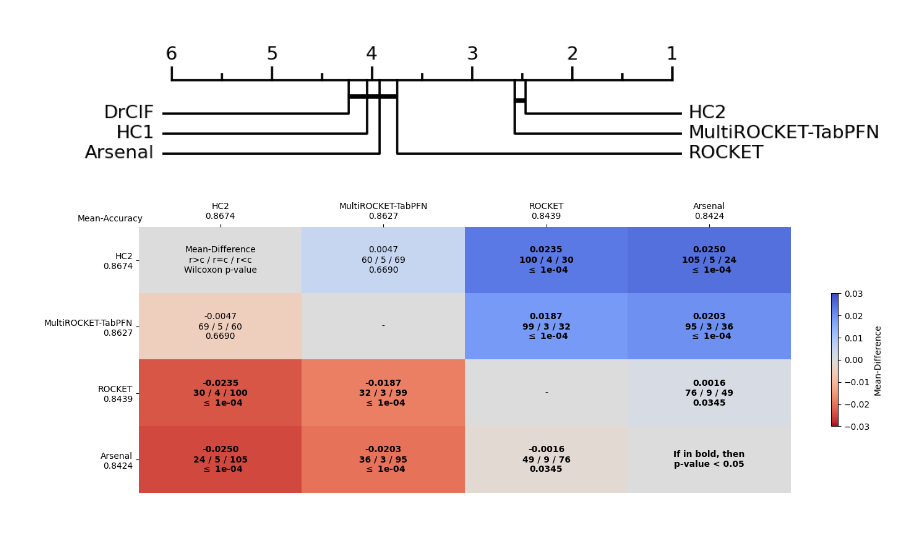
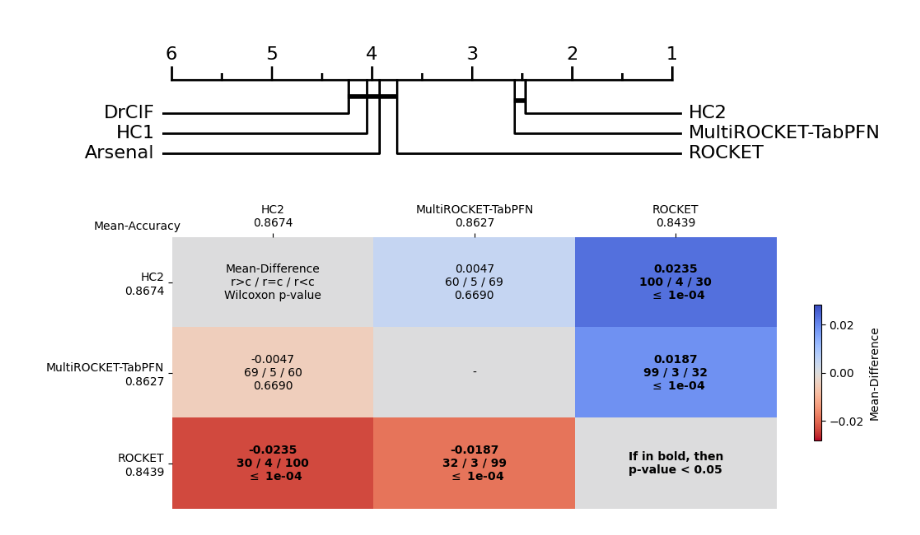
Before and after one commit to gabrielcmerlin/TS2TabPFN, a Jupyter notebook: results.ipynb, the cells around one changed output. Cells and saved outputs as stored; diff of their text form; code cells hidden in the pictures.

```diff
--- a/results.ipynb
+++ b/results.ipynb
@@ -221,12 +221,12 @@ Index(['DrCIF', 'HC1', 'Arsenal', 'ROCKET', 'MultiROCKET-TabPFN', 'HC2'], dtype=
 [4, 5]
 [figure]
 # %%
-combined = combined[['Arsenal','ROCKET', 'MultiROCKET-TabPFN', 'HC2']]
+combined = combined[['ROCKET', 'MultiROCKET-TabPFN', 'HC2']]
 
 fig = generate_mcm(
     metrics=combined,
     colormap='coolwarm_r'
 )
 fig.show()
 # %% [output]
-[figure, old version]
+[figure, new version]
```
